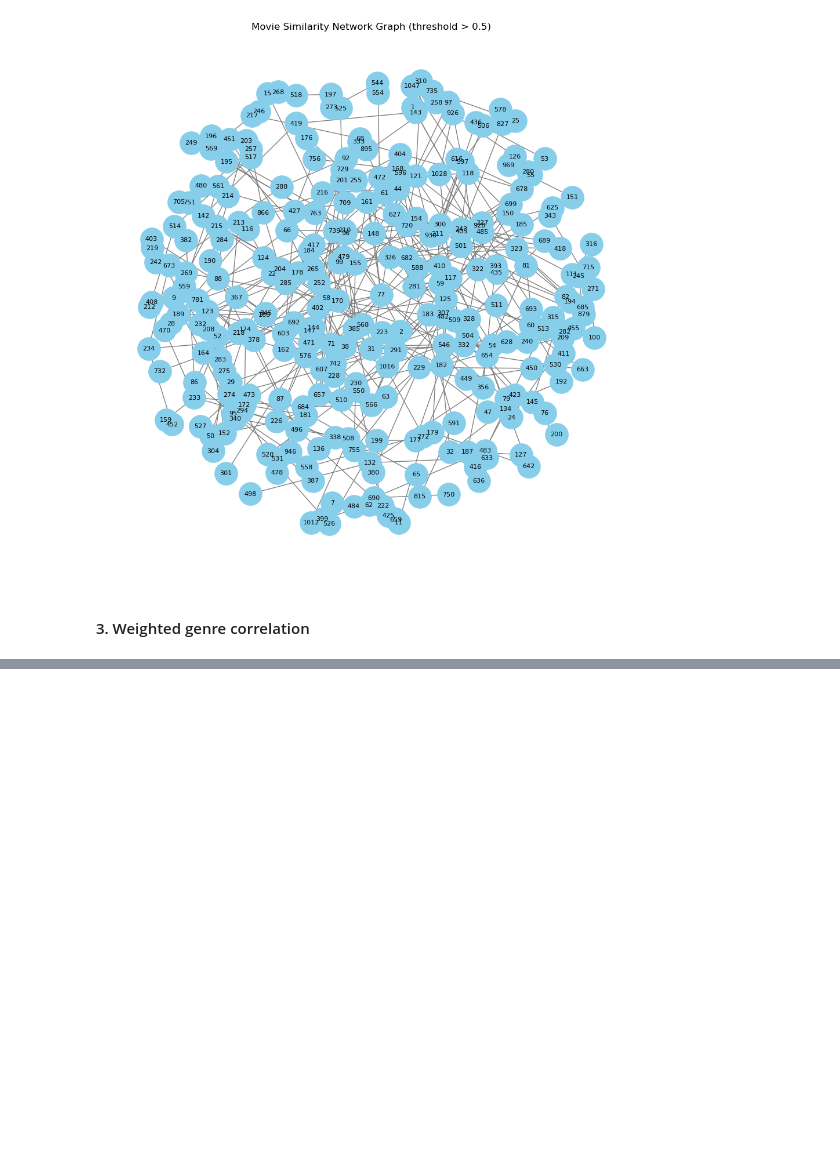
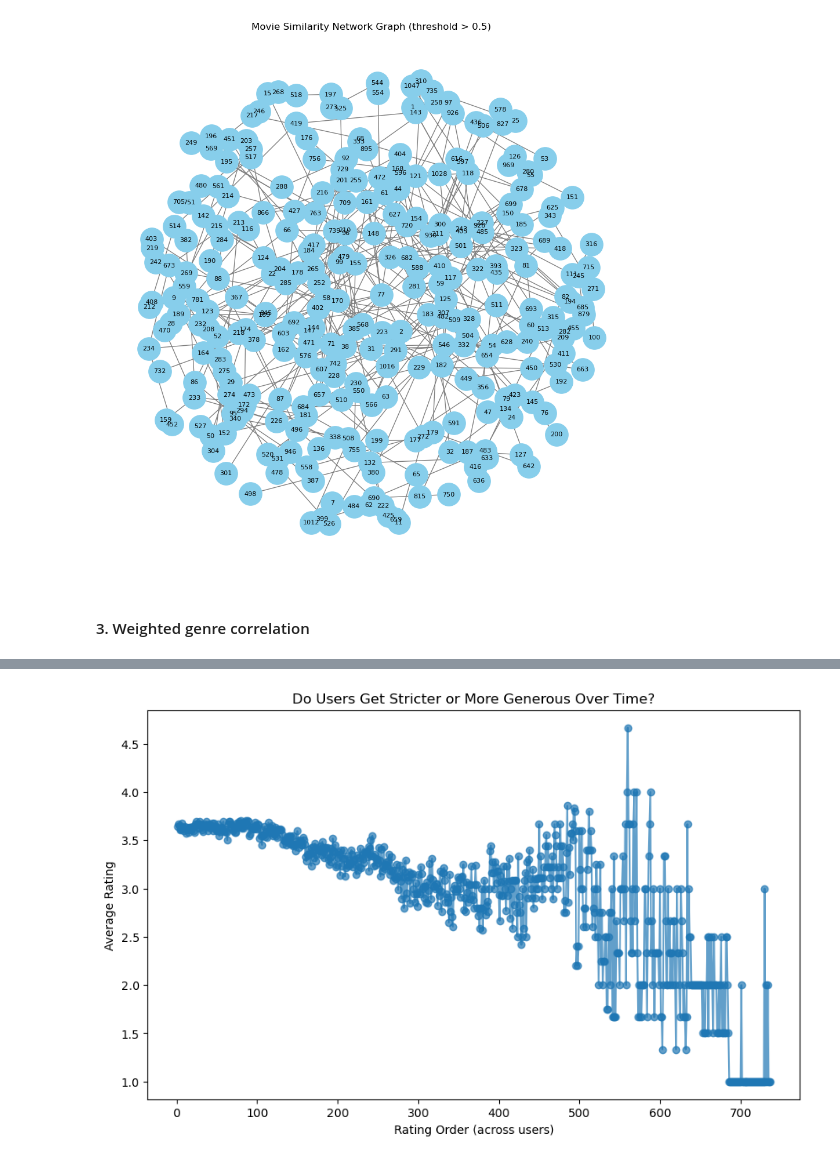
Before and after one commit to asimjamal/MovieLens-100K-Review-Analysis, a Jupyter notebook: MovieLens100k Analysis.ipynb, the cells around one changed output, grey strips where cells are left out. Cells and saved outputs as stored; diff of their text form; code cells hidden in the pictures; blank space fills up the shorter version.

```diff
--- a/MovieLens100k Analysis.ipynb
+++ b/MovieLens100k Analysis.ipynb
@@ -540,0 +547,19 @@ NameError: name 'movies_full' is not defined
+# %%
+# Step 1: Sort ratings by time for each user
+ratings_sorted = ratings.sort_values(by=["user_id", "timestamp"]).copy()
+
+# Then add the order index:
+ratings_sorted["rating_order"] = ratings_sorted.groupby("user_id").cumcount() + 1
+
+# Step 3: Average rating by order index
+avg_by_order = ratings_sorted.groupby("rating_order")["rating"].mean().reset_index()
+
+# Step 4: Plot
+plt.figure(figsize=(10,6))
+plt.plot(avg_by_order["rating_order"], avg_by_order["rating"], marker="o", alpha=0.7)
+plt.xlabel("Rating Order (across users)")
+plt.ylabel("Average Rating")
+plt.title("Do Users Get Stricter or More Generous Over Time?")
+plt.show()
+# %% [output]
+[figure, added]
```
Also changed, not shown: parts of 7 cells of this notebook.
